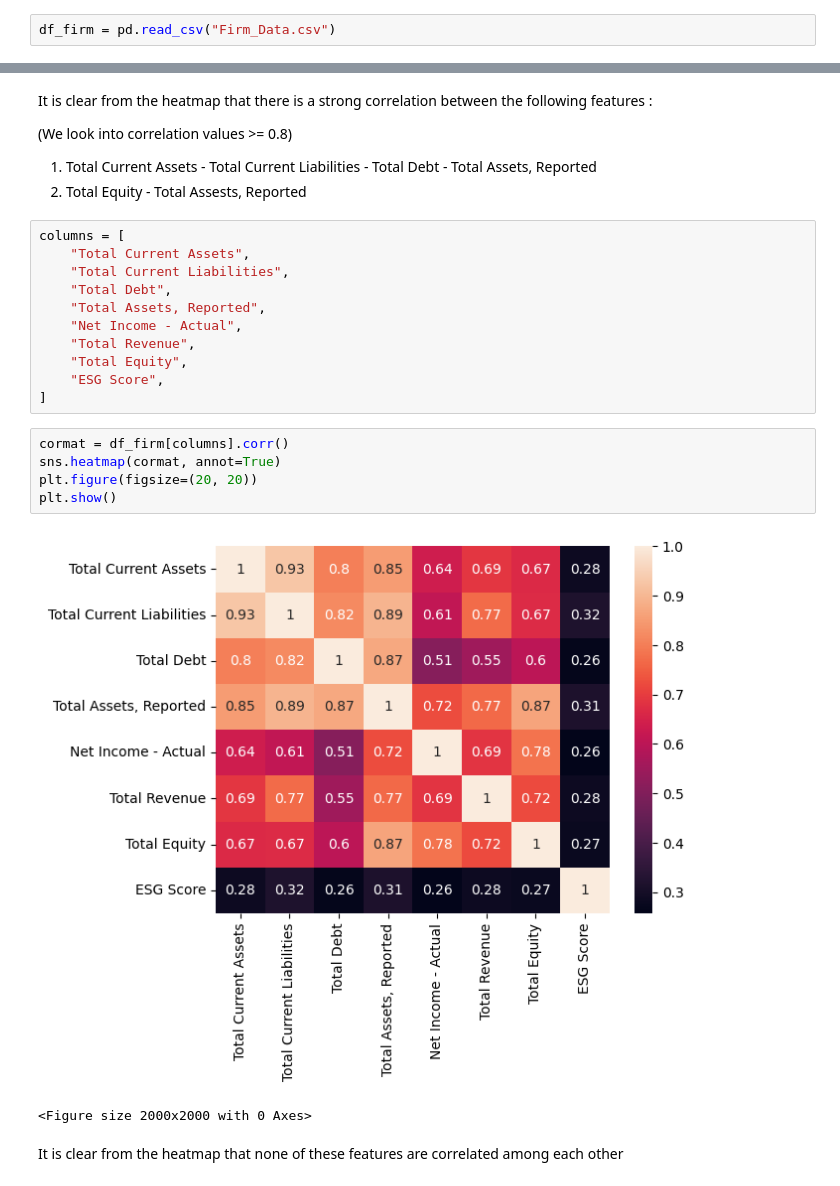
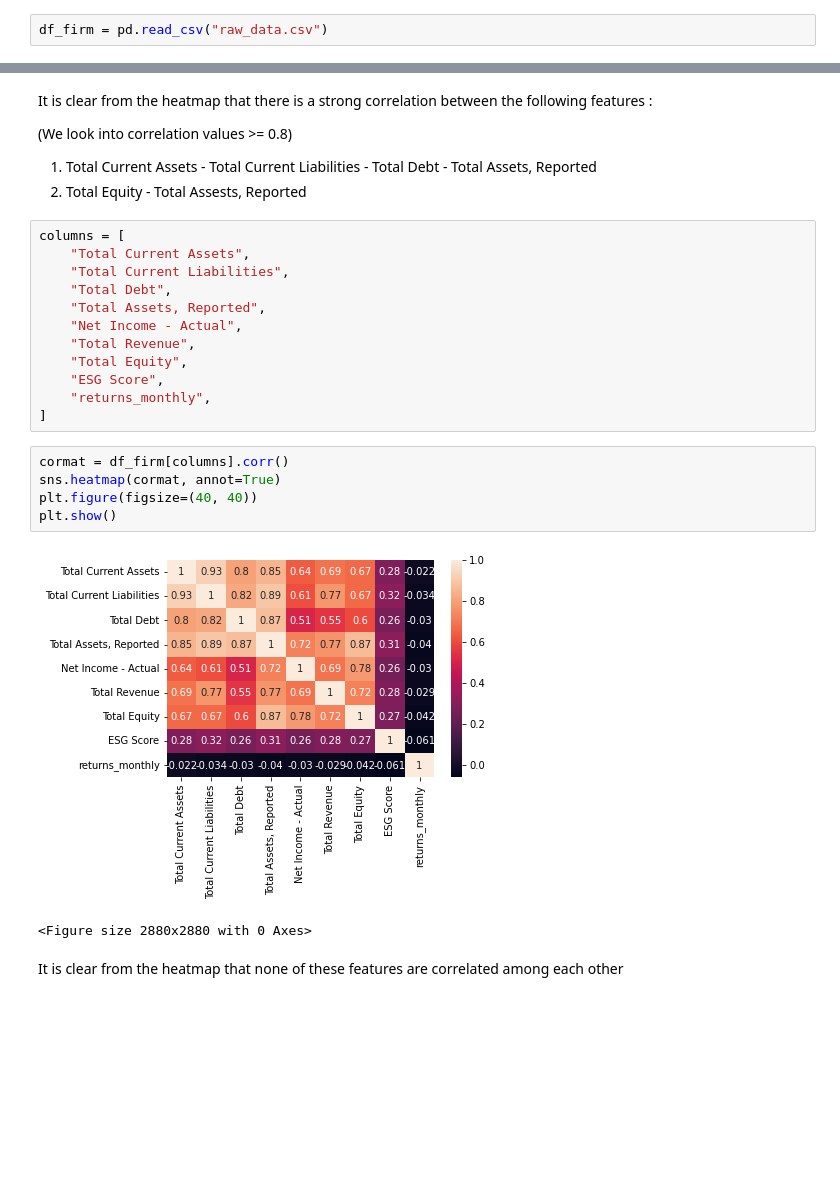
Before and after one commit to sprabhu4/SP_ESG_Pred, a Jupyter notebook: Code.ipynb, the cells around one changed output, grey strips where cells are left out. Saved outputs shown, nothing was run; the diff lists cells and outputs as text; blank space fills up the shorter version.

Commit message:
Data Validation

```diff
--- a/Code.ipynb
+++ b/Code.ipynb
@@ -70,5 +71,5 @@ import seaborn as sns
 # %%
-df_firm = pd.read_csv("Firm_Data.csv")
+df_firm = pd.read_csv("raw_data.csv")
 # %%
 df_firm.head()
 # %% [output]
@@ -230,15 +234,16 @@ columns = [
     "Total Revenue",
     "Total Equity",
     "ESG Score",
+    "returns_monthly",
 ]
 # %%
 cormat = df_firm[columns].corr()
 sns.heatmap(cormat, annot=True)
-plt.figure(figsize=(20, 20))
+plt.figure(figsize=(40, 40))
 plt.show()
 # %% [output]
-[figure, old version]
+[figure, new version]
-<Figure size 2000x2000 with 0 Axes>
+<Figure size 2880x2880 with 0 Axes>
 # %% [markdown]
 It is clear from the heatmap that none of these features are correlated among each other
 # %%
```
Also changed, not shown: parts of 31 cells of this notebook, 1 other file.
